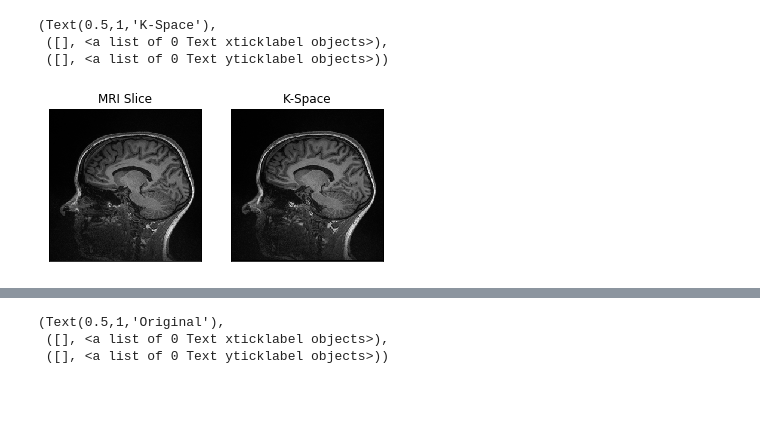
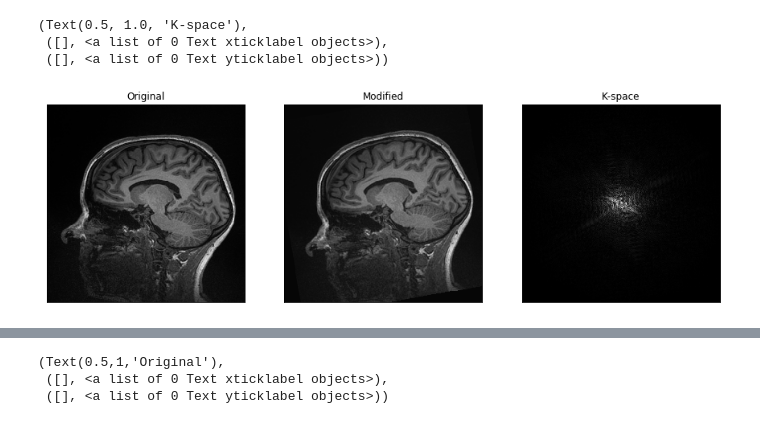
Before and after one commit to eyang9001/NU_Radiology, a Jupyter notebook: Transform_Testing.ipynb, the cells around one changed output, grey strips where cells are left out. Drawn from its saved outputs; the diff is of its cells as text; code cells hidden in the pictures; blank space fills up the shorter version.

```diff
--- a/Transform_Testing.ipynb
+++ b/Transform_Testing.ipynb
@@ -195,20 +177,24 @@ mri1.show_slice(new_3d_vs[100], 100, 'v')
-# %%
-back_fft = np.fft.fftn(v)
-back_min = np.amin(back_fft)
-back_max = np.amax(back_fft)
-back_fft = ((back_fft - back_min)/back_max)*878
-back_fft = back_fft.astype(int)
-
-back_fft = fft_back(v, np.amax(img), np.amin(img), True)
-plt.subplot(121), plt.imshow(orig_slice, cmap='gray')
-plt.title('MRI Slice'), plt.xticks([]), plt.yticks([])
-plt.subplot(122), plt.imshow(back_fft[100], cmap='gray')
-plt.title('K-Space'), plt.xticks([]), plt.yticks([])
-# %% [output]
-(Text(0.5,1,'K-Space'),
- ([], <a list of 0 Text xticklabel objects>),
- ([], <a list of 0 Text yticklabel objects>))
-[figure, removed]
+# %%
+# testing out mod_kspace_slice
+# trans = [0,30,0]
+trans = None
+rot = 10
+slice_num = 100
+rot_axes = (1,2)
+modded_k, modded_v = mri1.mod_kspace_slice(trans,rot,rot_axes,slice_num)
+modded_k_vis = np.abs(modded_k)
+plt.figure(figsize= (15,5))
+plt.subplot(131), plt.imshow(img[slice_num], cmap='gray')
+plt.title('Original'), plt.xticks([]), plt.yticks([])
+plt.subplot(132), plt.imshow(modded_v, cmap='gray')
+plt.title('Modified'), plt.xticks([]), plt.yticks([])
+plt.subplot(133), plt.imshow(modded_k_vis, cmap='gray')
+plt.title('K-space'), plt.xticks([]), plt.yticks([])
+# %% [output]
+(Text(0.5, 1.0, 'K-space'),
+ ([], <a list of 0 Text xticklabel objects>),
+ ([], <a list of 0 Text yticklabel objects>))
+[figure, added]
 # %%
 back_fft2 = v.copy()
 back_real = back_fft2.real
```
Also changed, not shown: parts of 11 cells of this notebook, 1 other file.
